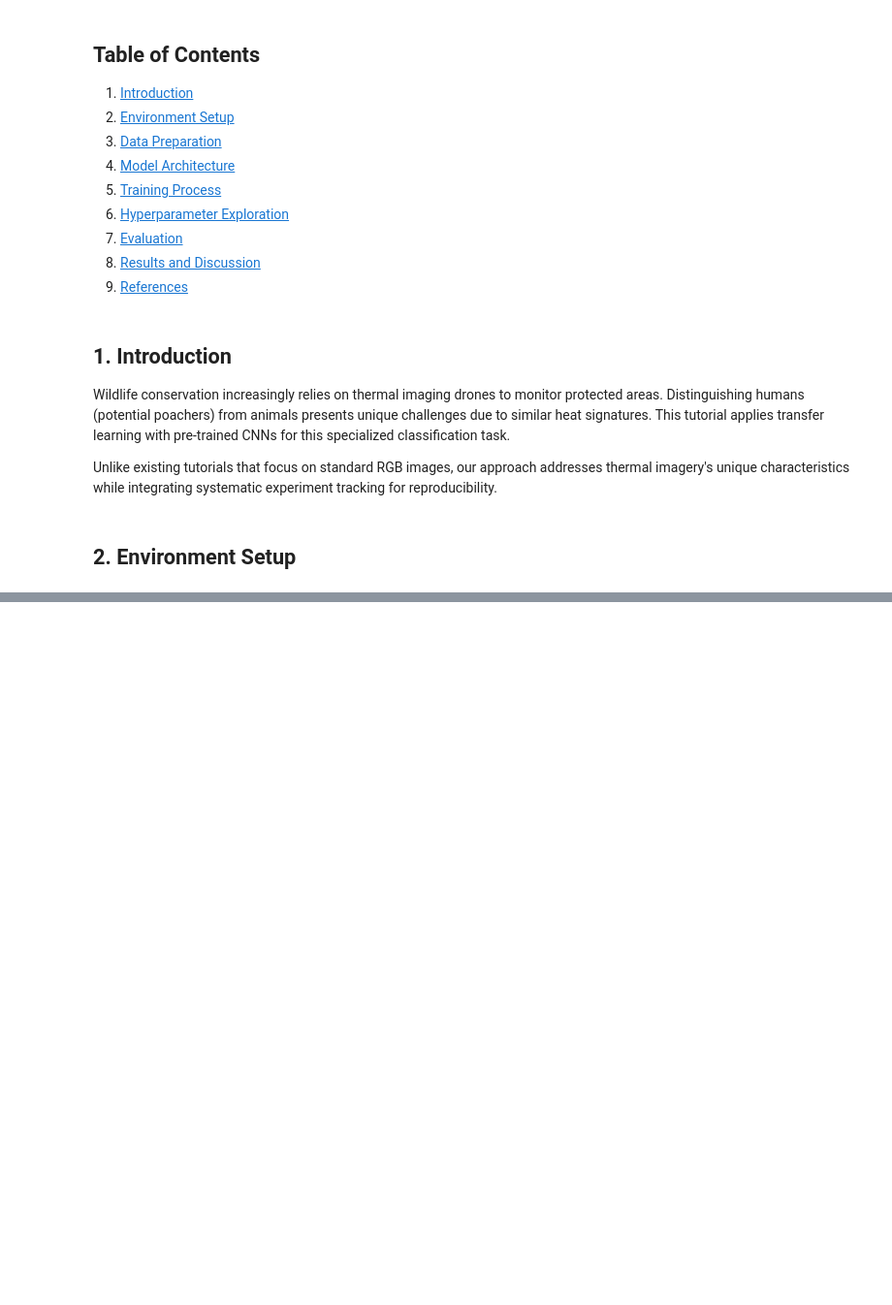
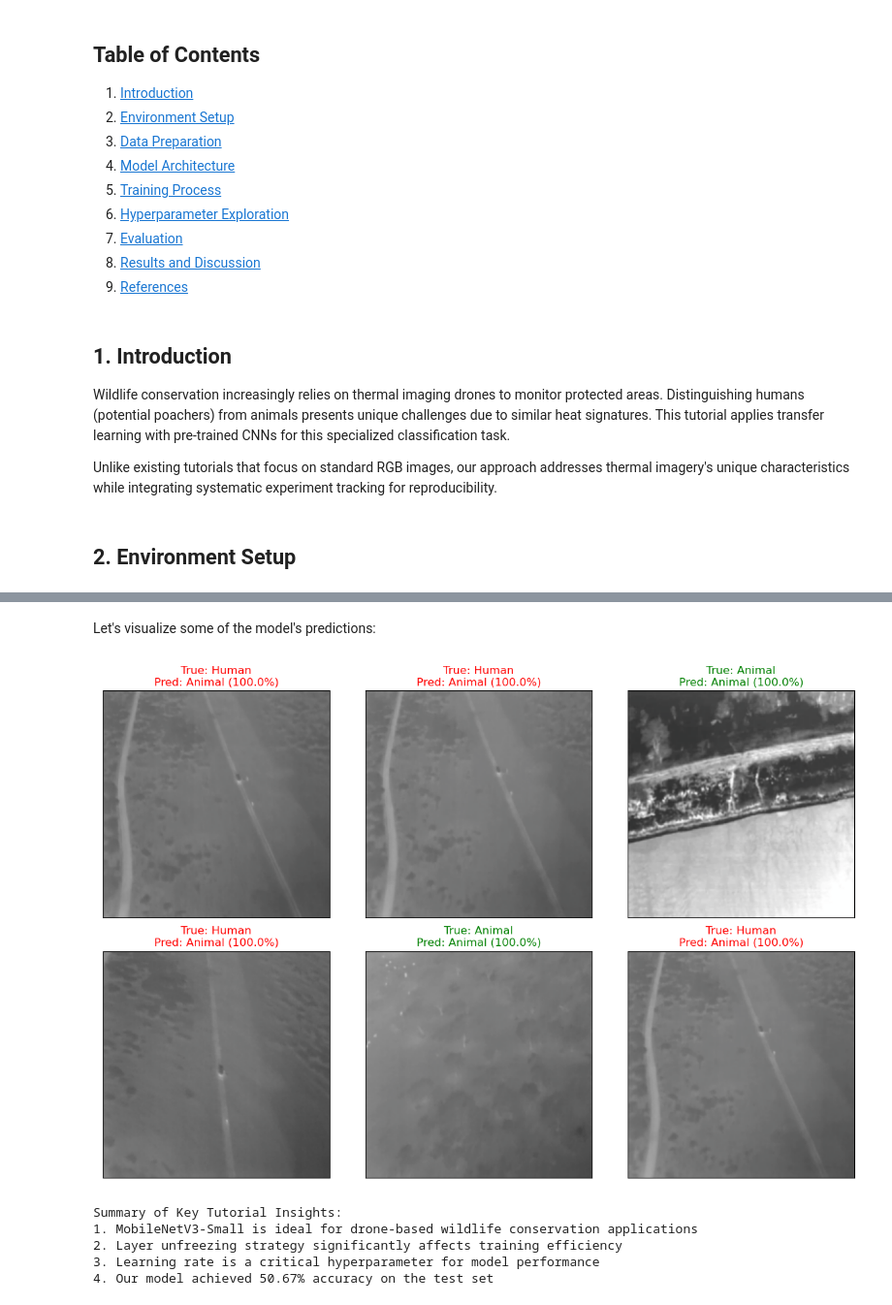
Before and after one commit to Seb7421/Thermal-Signature-Classification, a Jupyter notebook: CNN_clasification.ipynb, the cells around one changed output, grey strips where cells are left out. Shown: that part at 97% size. Saved outputs shown, nothing was run; the diff lists cells and outputs as text; code cells hidden in the pictures; blank space fills up the shorter version.

```diff
--- a/CNN_clasification.ipynb
+++ b/CNN_clasification.ipynb
@@ -713,0 +624,66 @@ results, histories, best_model = main_workflow()
+# %% [markdown]
+Let's visualize some of the model's predictions:
+# %%
+def visualize_predictions(model, data_loader, num_samples=6):
+    """Show model predictions on sample images"""
+    model.eval()
+    class_names = ["Animal", "Human"]
+
+    # Get a batch of images
+    dataiter = iter(data_loader)
+    images, labels = next(dataiter)
+    images, labels = images[:num_samples].to(device), labels[:num_samples]
+
+    # Make predictions
+    with torch.no_grad():
+        outputs = model(images)
+        _, preds = torch.max(outputs, 1)
+        probs = F.softmax(outputs, dim=1)
+
+    # Convert to numpy
+    images = images.cpu()
+    preds = preds.cpu().numpy()
+    labels = labels.numpy()
+    probs = probs.cpu().numpy()
+
+    # Plot
+    fig = plt.figure(figsize=(12, 8))
+    for i in range(num_samples):
+        ax = fig.add_subplot(2, 3, i+1, xticks=[], yticks=[])
+
+        # Convert normalized tensor to image
+        img = images[i].permute(1, 2, 0).numpy()
+        mean = np.array([0.485, 0.456, 0.406])
+        std = np.array([0.229, 0.224, 0.225])
+        img = std * img + mean
+        img = np.clip(img, 0, 1)
+
+        ax.imshow(img)
+        prediction_confidence = probs[i, preds[i]] * 100
+
+        # Set title color based on correctness
+        title_color = "green" if preds[i] == labels[i] else "red"
+
+        ax.set_title(f"True: {class_names[labels[i]]}\nPred: {class_names[preds[i]]} ({prediction_confidence:.1f}%)",
+                    color=title_color)
+
+    plt.tight_layout()
+    plt.savefig("sample_predictions.png")
+    plt.show()
+
+# Visualize predictions
+visualize_predictions(final_model, test_loader)
+
+# Final summary
+print("\nSummary of Key Tutorial Insights:")
+print("1. MobileNetV3-Small is ideal for drone-based wildlife conservation applications")
+print("2. Layer unfreezing strategy significantly affects training efficiency")
+print("3. Learning rate is a critical hyperparameter for model performance")
+print(f"4. Our model achieved {test_accuracy:.2%} accuracy on the test set")
+# %% [output]
+[figure, added]
+Summary of Key Tutorial Insights:
+1. MobileNetV3-Small is ideal for drone-based wildlife conservation applications
+2. Layer unfreezing strategy significantly affects training efficiency
+3. Learning rate is a critical hyperparameter for model performance
+4. Our model achieved 50.67% accuracy on the test set
```
Also changed, not shown: parts of 46 cells of this notebook.
